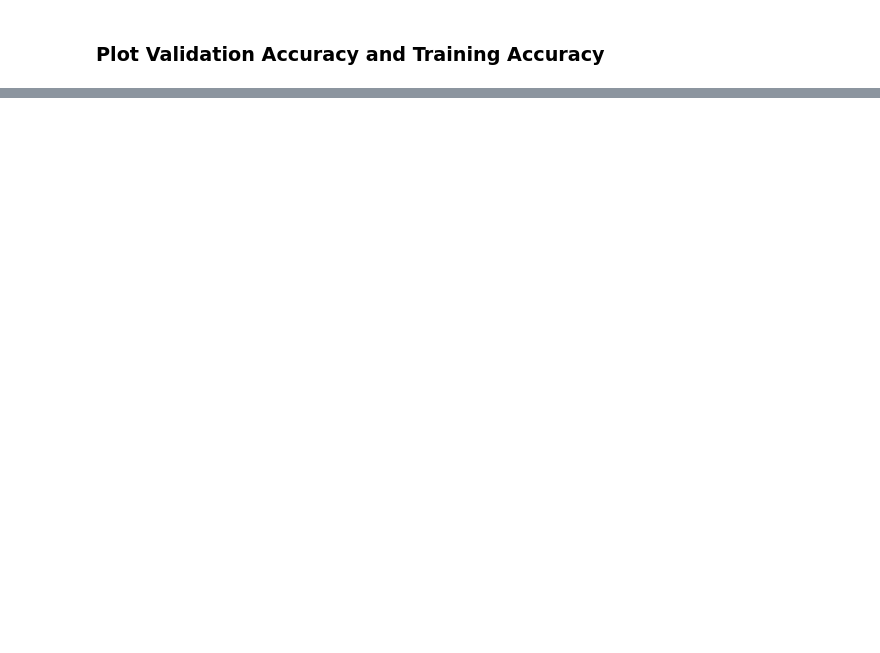
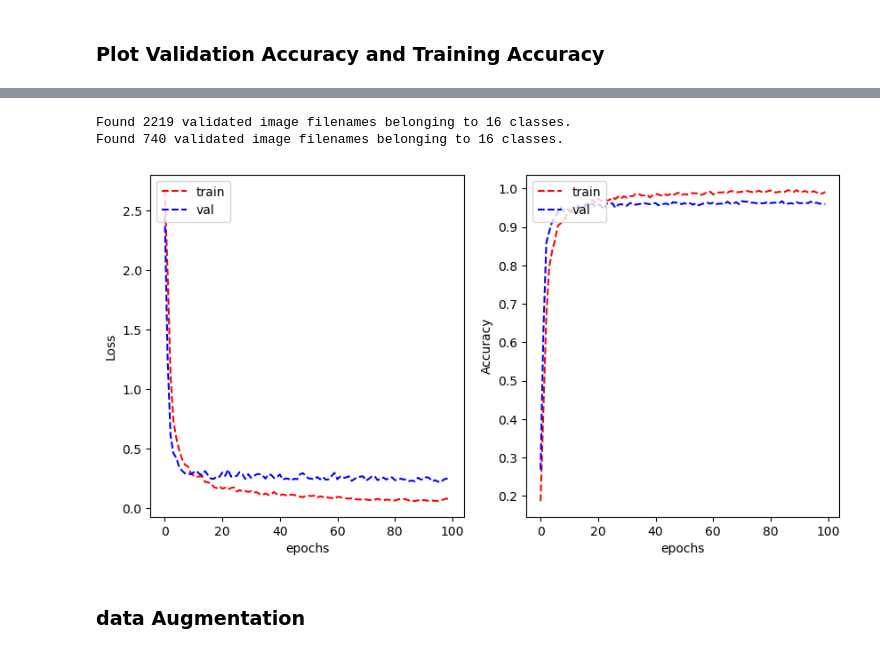
Before and after one commit to dotnetrundmc/roadtrafficsigns, a Jupyter notebook: trafficsigns.ipynb, the cells around one changed output, grey strips where cells are left out. Drawn from its saved outputs; the diff is of its cells as text; code cells hidden in the pictures; blank space fills up the shorter version.

```diff
--- a/trafficsigns.ipynb
+++ b/trafficsigns.ipynb
@@ -202,0 +260,26 @@ plt.show()
+# %%
+train_datagen = ImageDataGenerator(rescale=1./255, data_format='channels_last')
+val_datagen = ImageDataGenerator(rescale=1./255, data_format='channels_last')
+
+batch_size = 32
+
+train_generator = train_datagen.flow_from_dataframe(
+        dataframe=train_data,
+        directory='./',
+        x_col="image_path",
+        y_col="sign_type",
+        target_size=(28, 28),
+        batch_size=batch_size,
+        class_mode='categorical')
+
+validation_generator = val_datagen.flow_from_dataframe(
+        dataframe=val_data,
+        directory='./',
+        x_col="image_path",
+        y_col="sign_type",
+        target_size=(28, 28),
+        batch_size=batch_size,
+        class_mode='categorical')
+# %% [output]
+Found 2219 validated image filenames belonging to 16 classes.
+Found 740 validated image filenames belonging to 16 classes.
@@ -202,0 +312,31 @@ plt.show()
+# %%
+sgd = tf.keras.optimizers.SGD(learning_rate=0.01, decay=1e-6, momentum=0.9, nesterov=True)
+model_leNet.compile(optimizer=sgd,
+              loss=tf.keras.losses.CategoricalCrossentropy(from_logits=False),
+              metrics=['categorical_accuracy'])
+
+history = model_leNet.fit(train_generator,
+                                    validation_data = validation_generator,
+                                    epochs=100, verbose=0)
+# %%
+plt.figure(figsize=(10,5))
+plt.subplot(1,2,1)
+plt.plot(history.history['loss'], 'r--')
+plt.plot(history.history['val_loss'], 'b--')
+plt.xlabel("epochs")
+plt.ylabel("Loss")
+plt.legend(['train', 'val'], loc='upper left')
+
+plt.subplot(1,2,2)
+plt.plot(history.history['categorical_accuracy'], 'r--')
+plt.plot(history.history['val_categorical_accuracy'], 'b--')
+plt.xlabel("epochs")
+plt.ylabel("Accuracy")
+plt.legend(['train', 'val'], loc='upper left')
+plt.show()
+
+plt.show()
+# %% [output]
+[figure, added]
+# %% [markdown]
+### data Augmentation
```
Also changed, not shown: parts of 32 cells of this notebook, 3 other files.
